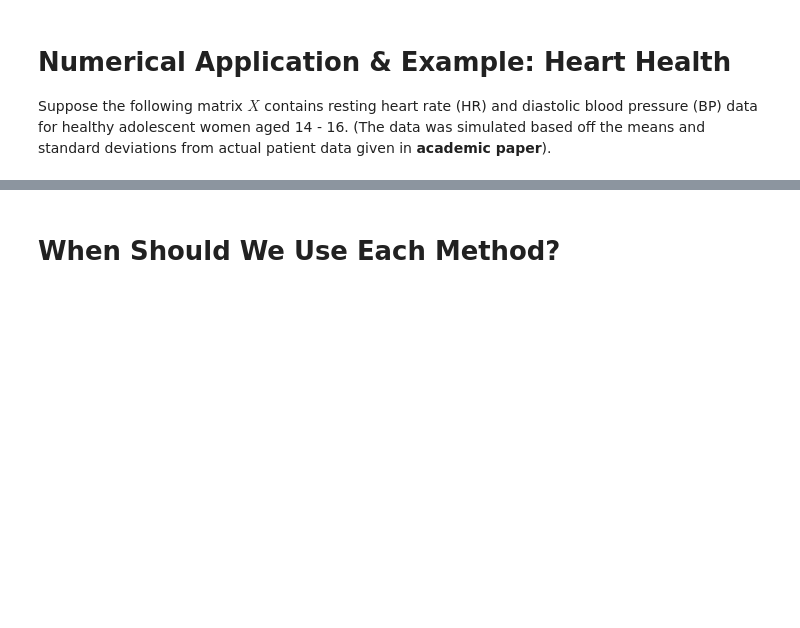
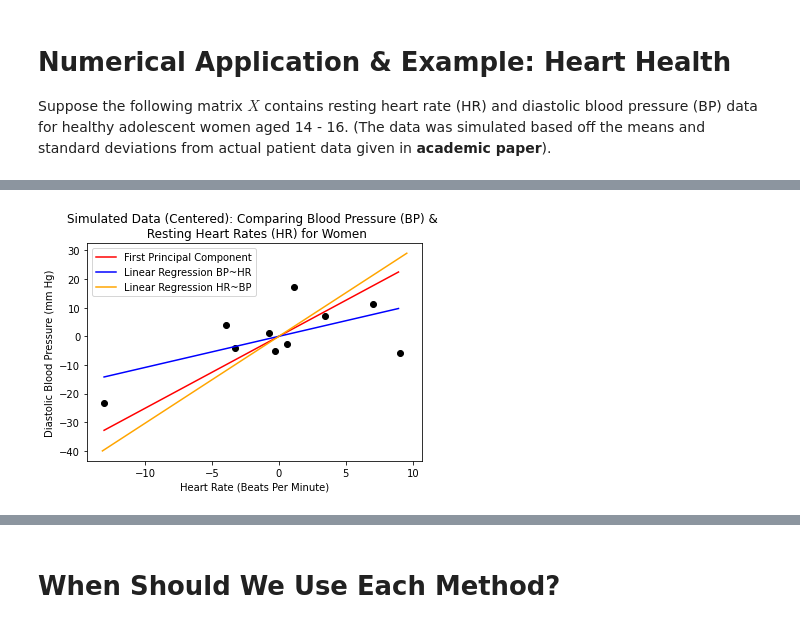
Before and after one commit to lalyman/lin-alg-workshop, a Jupyter notebook: pca-vs-linear-regression.ipynb, the cells around one changed output, grey strips where cells are left out. Saved outputs shown, nothing was run; the diff lists cells and outputs as text; code cells hidden in the pictures; blank space fills up the shorter version.

```diff
--- a/pca-vs-linear-regression.ipynb
+++ b/pca-vs-linear-regression.ipynb
@@ -144,31 +175,33 @@ X
 # %%
 fig, ax = plt.subplots()
-plt.scatter(X_c[:,0],X_c[:,1])
+plt.scatter(X_c[:,0],X_c[:,1], c = 'black')
 plt.xlabel("Heart Rate (Beats Per Minute)")
 plt.ylabel("Diastolic Blood Pressure (mm Hg)")
 plt.title("Simulated Data (Centered): Comparing Blood Pressure (BP) & \n Resting Heart Rates (HR) for Women")
 
 x_axis = np.arange(np.min(X_c[:,0]), np.max(X_c[:,0]))
 # y_axis = np.arange(np.min(X_c[:,1]), np.max(X_c[:,1]))
 y_axis = np.arange(-40,30)
 # Careful! Lambda isn't ordered here like it should be, so actually the second column of V corresponds
 # to the principal component
 prin_comp_vec = V[:,1]
 prin_comp_line = lambda x: prin_comp_vec[1]/prin_comp_vec[0]*x
-plt.plot(x_axis,prin_comp_line(x_axis))
+plt.plot(x_axis,prin_comp_line(x_axis), c = 'red')
 
 
 m, b = np.polyfit(X_c[:,0], X_c[:, 1],1)
-plt.plot(x_axis, m*x_axis + b)
+plt.plot(x_axis, m*x_axis + b, 'blue')
 
 m_x, b_x = np.polyfit(X_c[:,1], X_c[:, 0], 1)
-plt.plot(m_x*y_axis + b_x, y_axis)
+plt.plot(m_x*y_axis + b_x, y_axis, 'orange')
 # pred_DBP = model.predict(x_axis)
 # print(pred_DBP)
 # plt.plot(x_axis, pred_DBP)
 # plt.show()
 plt.legend(['First Principal Component', 'Linear Regression BP~HR', 'Linear Regression HR~BP'])
 plt.show()
+# %% [output]
+[figure, added]
 # %%
 plt.close('all')
 # %matplotlib notebook
```
Also changed, not shown: parts of 9 cells of this notebook, 3 other files.
